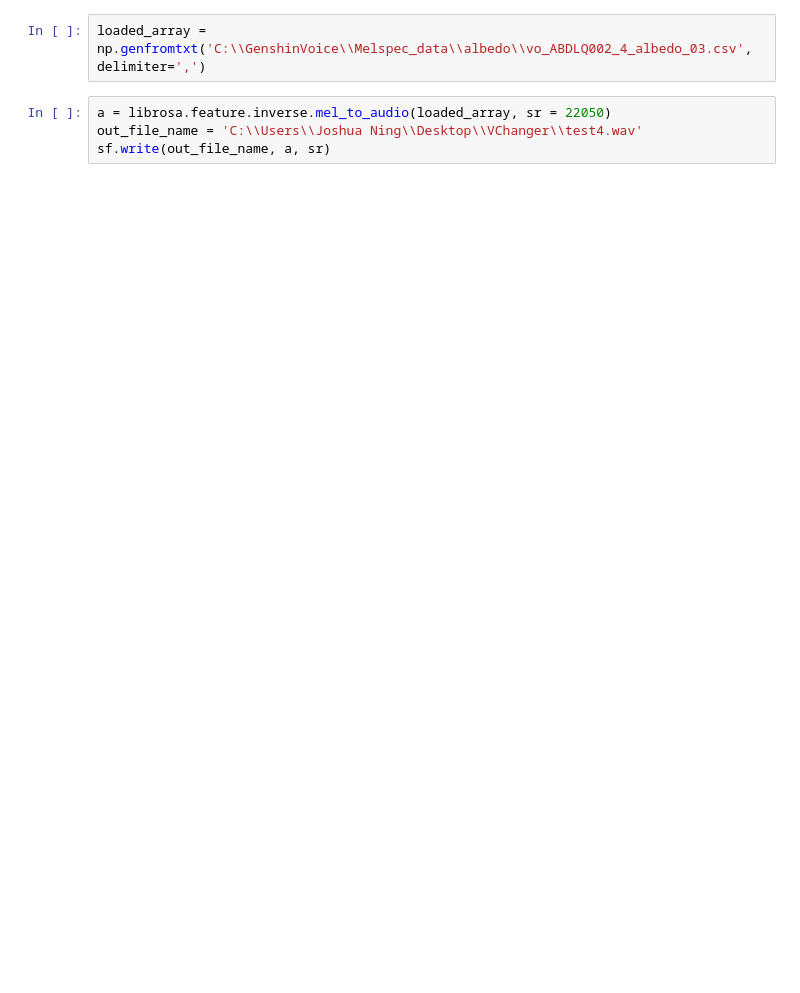
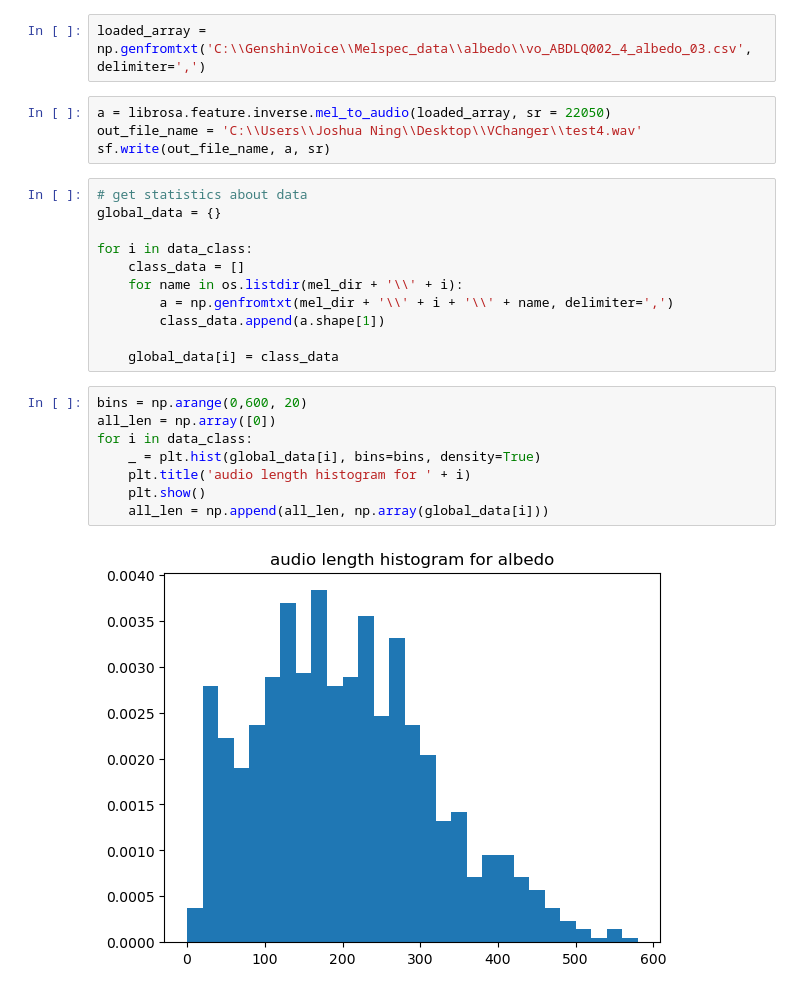
Before and after one commit to joshuaning/voice_transform, a Jupyter notebook: preprocess.ipynb, the cells around one changed output. Cells and saved outputs as stored; diff of their text form; blank space fills up the shorter version.

```diff
--- a/VChanger.ipynb
+++ b/preprocess.ipynb
@@ -128,3 +129,24 @@ loaded_array = np.genfromtxt('C:\\GenshinVoice\\Melspec_data\\albedo\\vo_ABDLQ00
 a = librosa.feature.inverse.mel_to_audio(loaded_array, sr = 22050)
 out_file_name = 'C:\\Users\\Joshua Ning\\Desktop\\VChanger\\test4.wav'
 sf.write(out_file_name, a, sr)
+# %%
+# get statistics about data
+global_data = {}
+
+for i in data_class:
+    class_data = []
+    for name in os.listdir(mel_dir + '\\' + i):
+        a = np.genfromtxt(mel_dir + '\\' + i + '\\' + name, delimiter=',')
+        class_data.append(a.shape[1])
+
+    global_data[i] = class_data
+# %%
+bins = np.arange(0,600, 20)
+all_len = np.array([0])
+for i in data_class:
+    _ = plt.hist(global_data[i], bins=bins, density=True)
+    plt.title('audio length histogram for ' + i)
+    plt.show()
+    all_len = np.append(all_len, np.array(global_data[i]))
+# %% [output]
+[figure, added]
```
Also changed, not shown: parts of 7 cells of this notebook, 2 other files.
